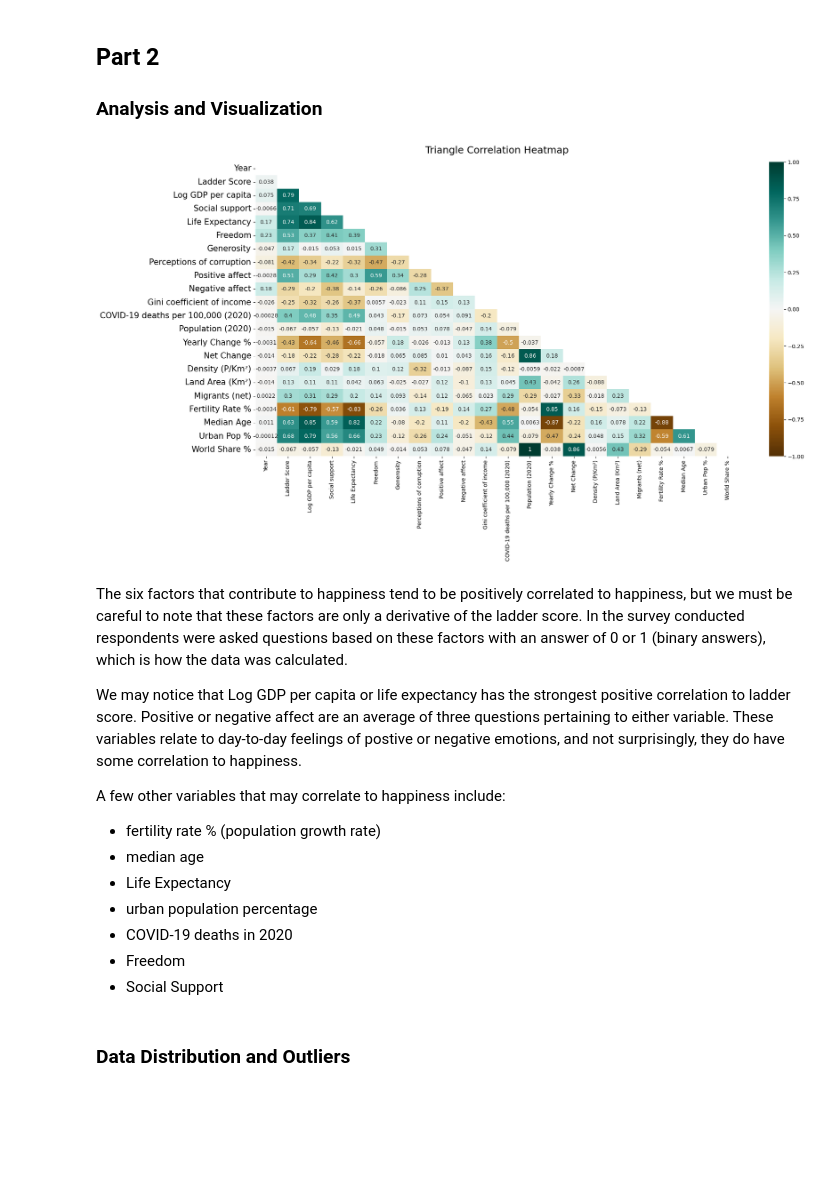
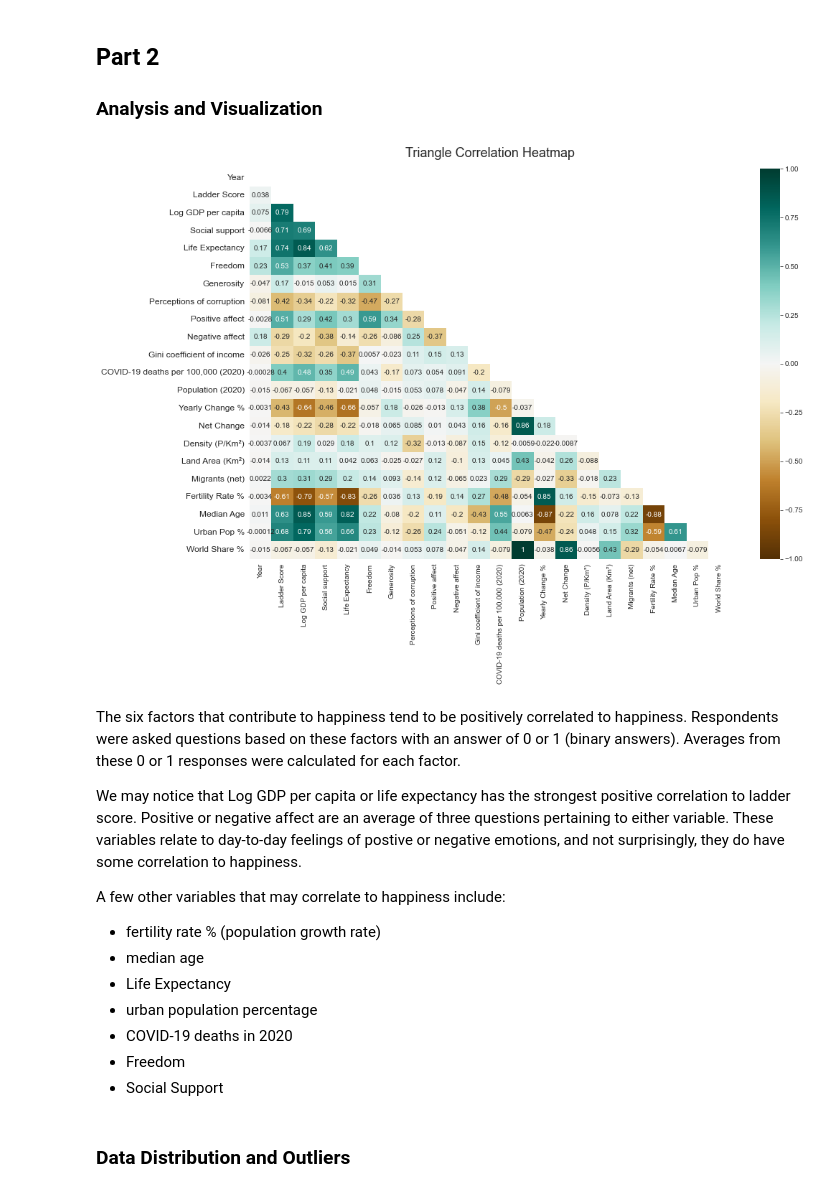
Before and after one commit to paul-trood/Portfolio-World_Happiness_Report, a Jupyter notebook: world_happiness.ipynb, the cells around one changed output. Saved outputs shown, nothing was run; the diff lists cells and outputs as text; code cells hidden in the pictures; blank space fills up the shorter version.

```diff
--- a/world_happiness.ipynb
+++ b/world_happiness.ipynb
@@ -763,17 +763,18 @@ year_avg = full_report.groupby("Year").mean()
 year_median = full_report.groupby("Year").median()
 # %%
 # Triangle Correlation Heatmap
-plt.figure(figsize=(20, 10), dpi = 100)
+sns.set_style("white")
+plt.figure(figsize=(15, 10))
 mask = np.triu(np.ones_like(full_report.corr(), dtype=bool))
 
 heatmap = sns.heatmap(full_report.corr(), mask=mask, vmin=-1, vmax=1, annot=True, cmap='BrBG')
 heatmap.set_title('Triangle Correlation Heatmap', fontdict={'fontsize':18}, pad=16)
-plt.yticks(size=15)
+plt.yticks(size=12)
 plt.show()
 # %% [output]
-[figure, old version]
+[figure, new version]
 # %% [markdown]
-The six factors that contribute to happiness tend to be positively correlated to happiness, but we must be careful to note that these factors are only a derivative of the ladder score. In the survey conducted respondents were asked questions based on these factors with an answer of 0 or 1 (binary answers), which is how the data was calculated.
+The six factors that contribute to happiness tend to be positively correlated to happiness. Respondents were asked questions based on these factors with an answer of 0 or 1 (binary answers). Averages from these 0 or 1 responses were calculated for each factor.
 
 We may notice that Log GDP per capita or life expectancy has the strongest positive correlation to ladder score.
 Positive or negative affect are an average of three questions pertaining to either variable. These variables relate to day-to-day feelings of postive or negative emotions, and not surprisingly, they do have some correlation to happiness.
```
Also changed, not shown: parts of 25 cells of this notebook.
